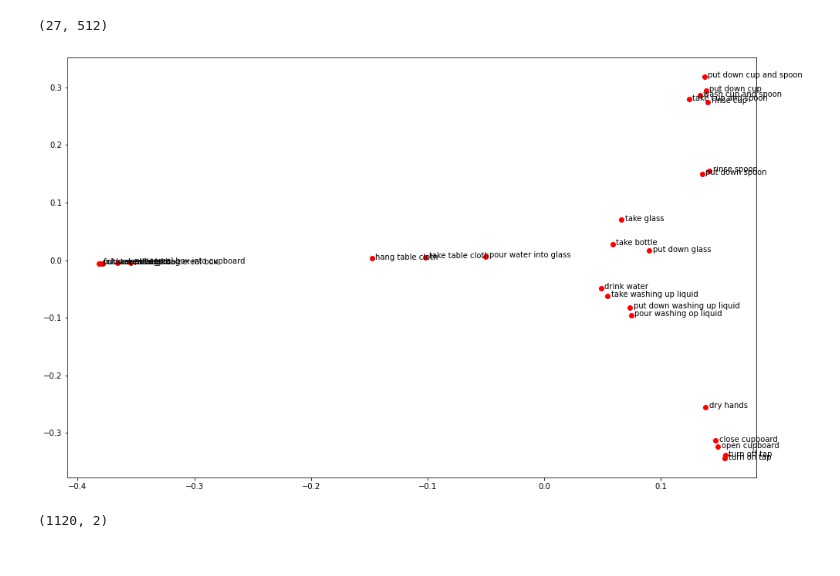
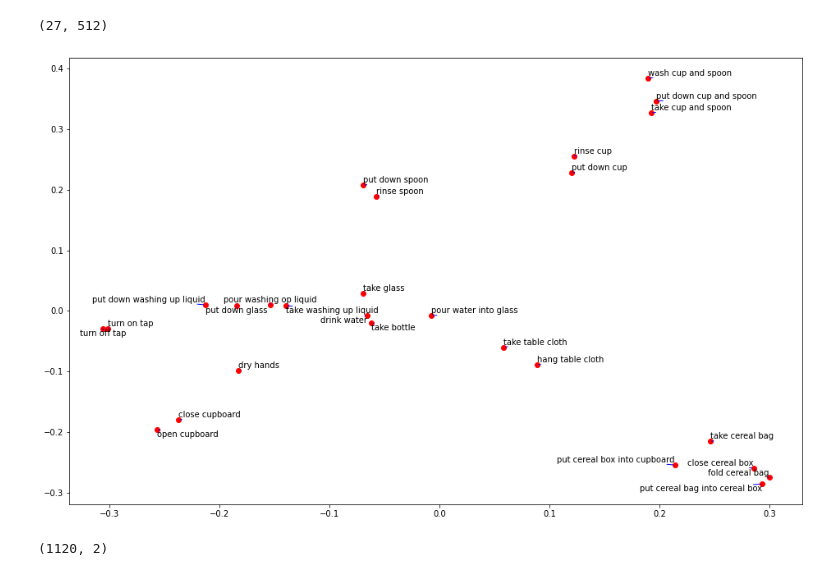
Before and after one commit to VIDA-NYU/ptg-server-ml, a Jupyter notebook: notebooks/clip_embedding_animation.ipynb, the cells around one changed output. Saved outputs shown, nothing was run; the diff lists cells and outputs as text; code cells hidden in the pictures.

```diff
--- a/notebooks/clip_embedding_animation.ipynb
+++ b/notebooks/clip_embedding_animation.ipynb
@@ -232,7 +233,7 @@ Z_text.shape
 from sklearn.manifold import Isomap, LocallyLinearEmbedding
 from sklearn.decomposition import PCA
 # dimreduc = PCA(n_components=2)
-dimreduc = LocallyLinearEmbedding(n_components=2)
+dimreduc = LocallyLinearEmbedding(n_components=2, n_neighbors=20, method='hessian')
 #dimreduc = Isomap(n_components=2)
 # dimreduc.fit(np.concatenate([Z_text, Z_images[np.random.choice(len(Z_text), size=len(Z_images))]]))
 Zt_text = dimreduc.fit_transform(Z_text)
@@ -240,12 +241,18 @@ Zt_text = dimreduc.fit_transform(Z_text)
 # %%
 plt.figure(figsize=(16, 10))
 plt.scatter(Zt_text[:,0], Zt_text[:,1], label='text', c='r')
 ax=plt.gca()
-for z, t in zip(Zt_text, texts):
-    ax.annotate(t, (z[0]+0.003, z[1]-0.002))
+text_annots = [ax.annotate(t, (z[0], z[1])) for z, t in zip(Zt_text, texts)]
+adjust_text(
+    text_annots,
+    arrowprops=dict(arrowstyle="-", color='b', lw=1),
+    only_move={'points':'y', 'text':'y'},
+    lim=50)
+# for z, t in zip(Zt_text, texts):
+#     ax.annotate(t, (z[0]+0.003, z[1]-0.002))
 plt.savefig(os.path.join(out_dir, 'text-space.jpg'))
 # %% [output]
-[figure, old version]
+[figure, new version]
 # %%
 Zt_images = dimreduc.transform(Z_images)
 Zt_images.shape
```
Also changed, not shown: parts of 2 cells of this notebook, 5 other files.
